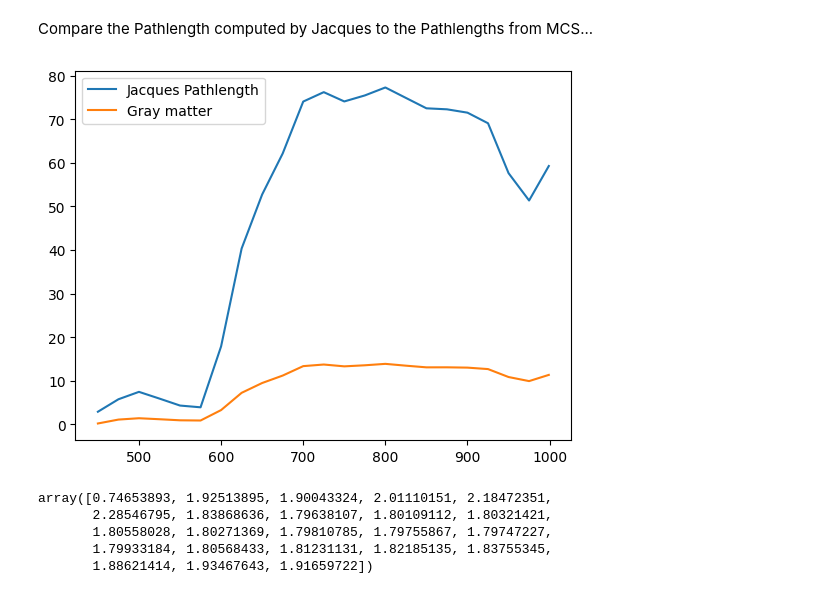
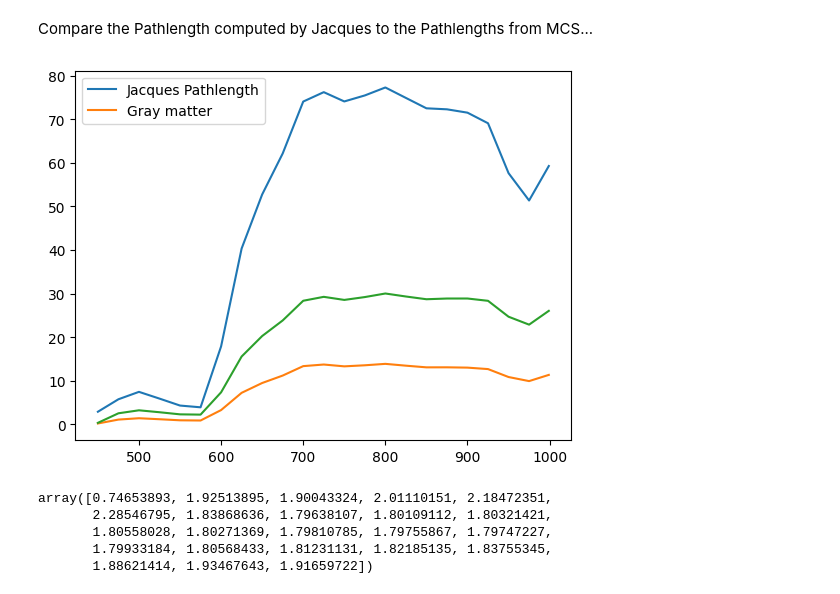
Before and after one commit to leonngl/hyperspectral-fit-idp, a Jupyter notebook: notebooks/model_comparison.ipynb, the cells around one changed output. Drawn from its saved outputs; the diff is of its cells as text; code cells hidden in the pictures.

```diff
--- a/notebooks/model_comparison.ipynb
+++ b/notebooks/model_comparison.ipynb
@@ -104,3 +106,7 @@ gray_matter_pl = np.interp(
+# %%
+blood_vessel_pl_total = -np.log(blood_vessel_mcs_data[:, 5]) / blood_vessel_mcs_data[:, 3]
+
+gray_matter_pl_total = -np.log(gray_matter_mcs_data[:, 3]) / gray_matter_mcs_data[:, 1]
 # %% [markdown]
 Plot pathlengths
 # %%
@@ -196,10 +202,11 @@ pl_compare = A * delta
 # %%
 plt.plot(gray_matter_mcs_data[:, 0], pl_compare, label="Jacques Pathlength")
 plt.plot(gray_matter_mcs_data[:, 0], gray_matter_mcs_data[:, -1], label="Gray matter")
+plt.plot(gray_matter_mcs_data[:, 0], gray_matter_pl_total)
 plt.legend()
 plt.show()
 # %% [output]
-[figure, old version]
+[figure, new version]
 # %%
 gray_matter_mcs_data[:, -1] / pl_compare
 # %% [output]
```
Also changed, not shown: parts of 3 cells of this notebook, 3 other files.
